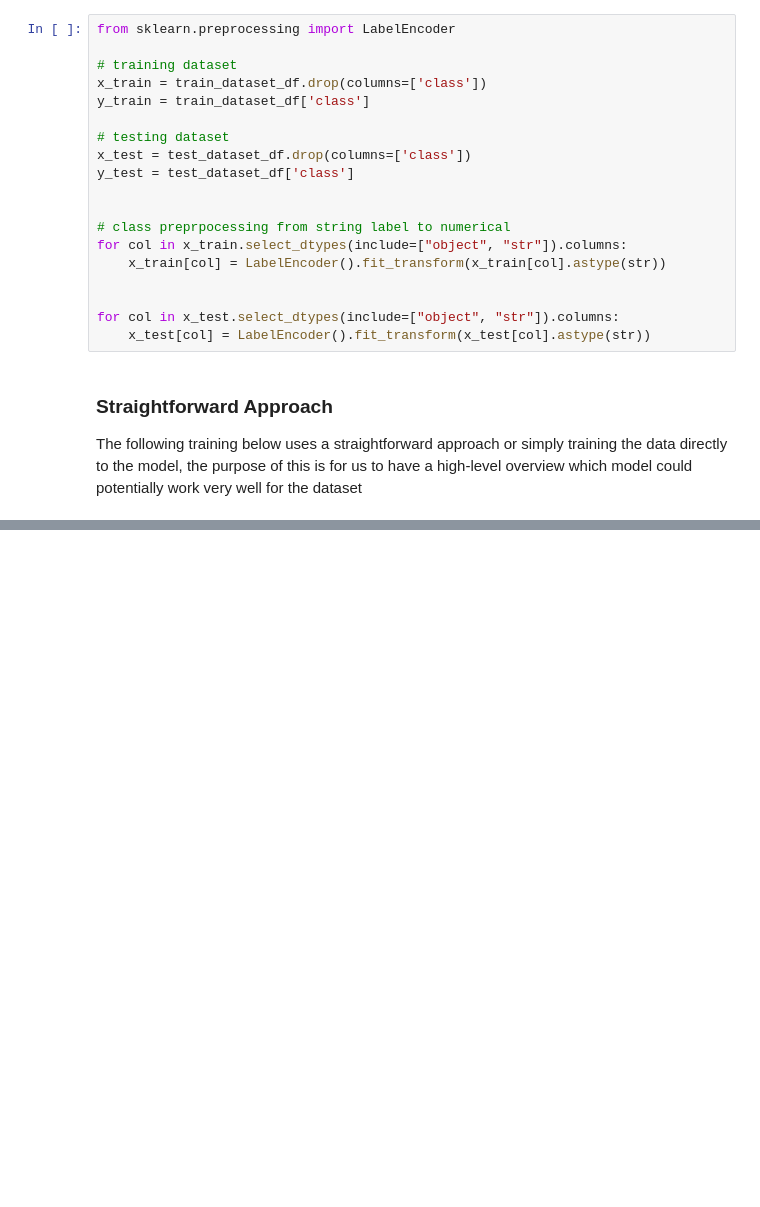
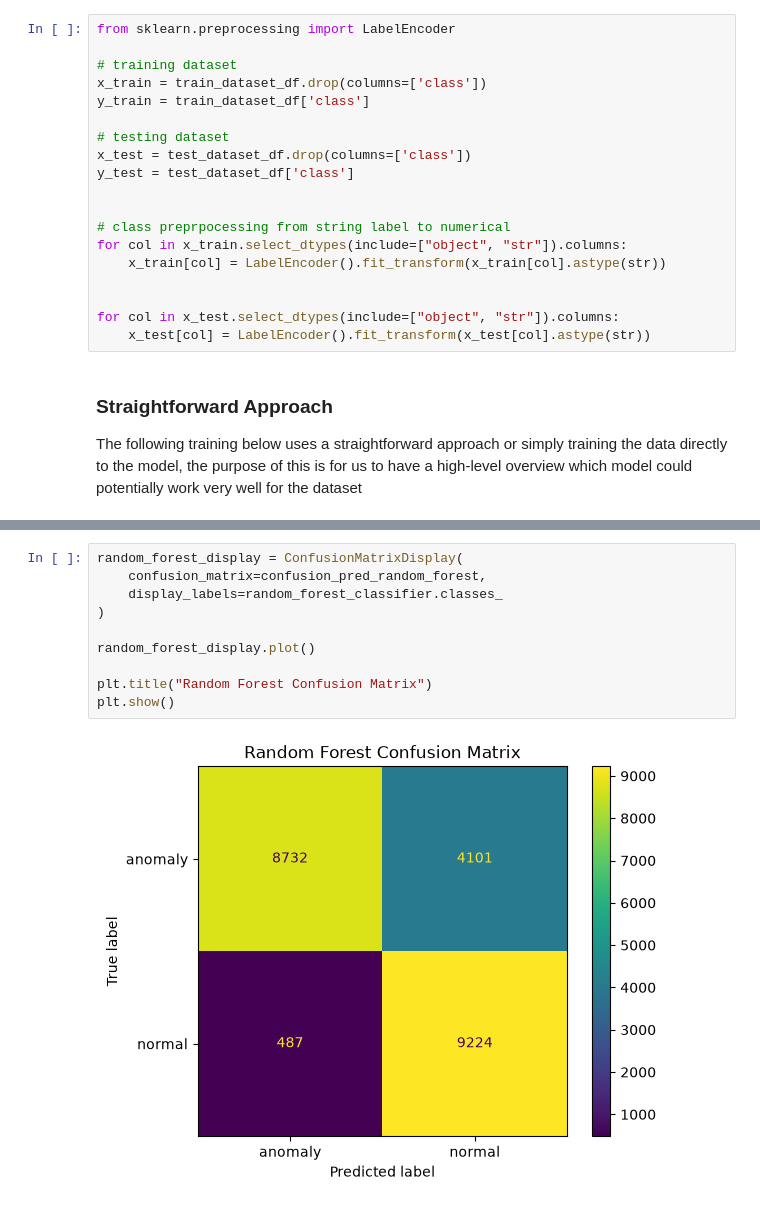
Before and after one commit to hubymeme22/network-security-ids-ml, a Jupyter notebook: experiments/model_training.ipynb, the cells around one changed output, grey strips where cells are left out. Cells and saved outputs as stored; diff of their text form; blank space fills up the shorter version.

```diff
--- a/experiments/model_training.ipynb
+++ b/experiments/model_training.ipynb
@@ -134,0 +190,12 @@ weighted avg       0.82      0.78      0.78     22544
+# %%
+random_forest_display = ConfusionMatrixDisplay(
+    confusion_matrix=confusion_pred_random_forest,
+    display_labels=random_forest_classifier.classes_
+)
+
+random_forest_display.plot()
+
+plt.title("Random Forest Confusion Matrix")
+plt.show()
+# %% [output]
+[figure, added]
```
Also changed, not shown: parts of 11 cells of this notebook.
